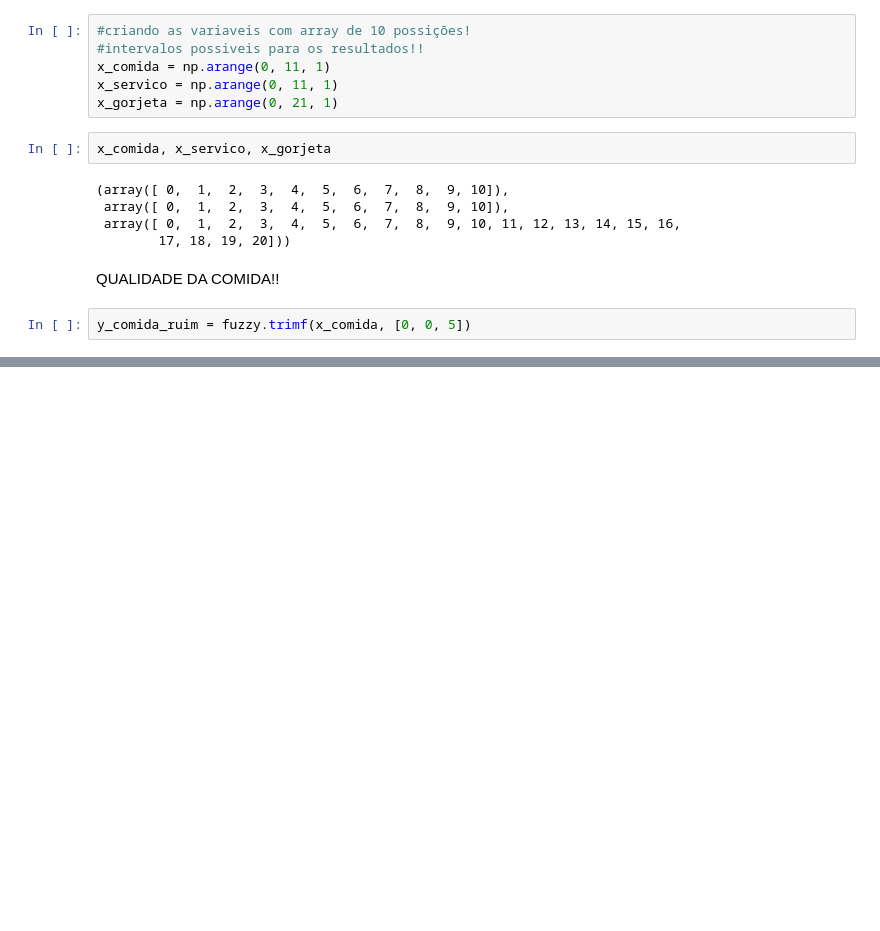
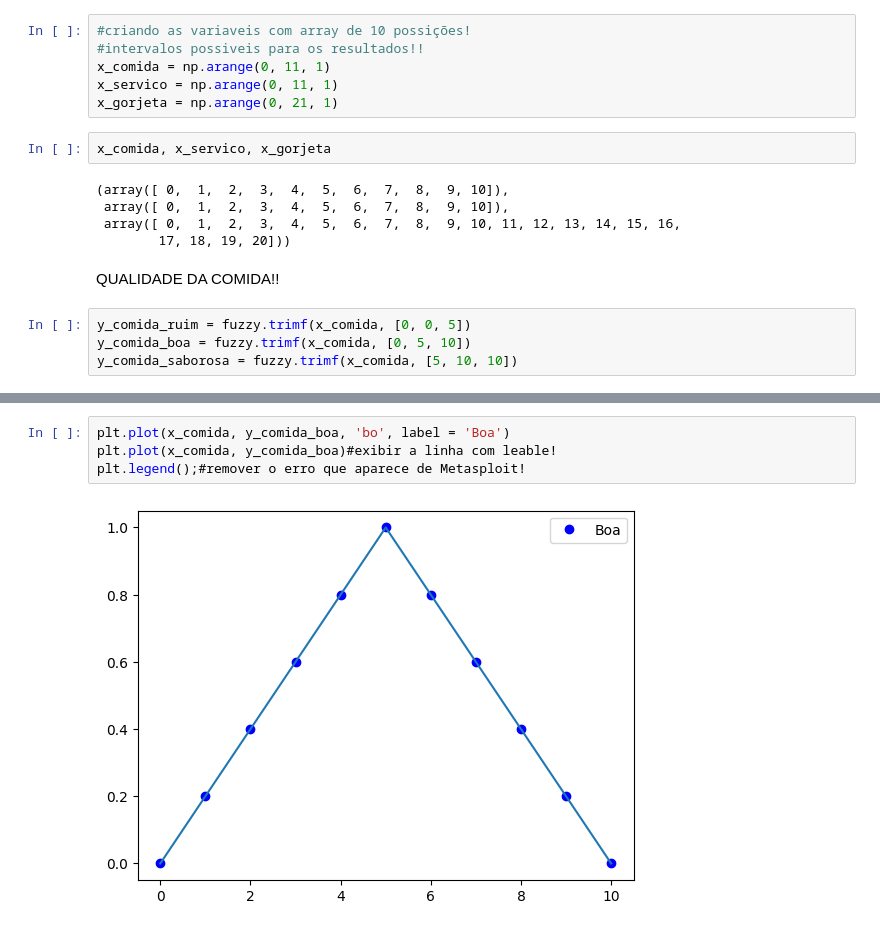
Before and after one commit to DouglasSilva2/Logica_de_Fuzzy_python, a Jupyter notebook: Logica_de_Fuzzy_3º_Etudo_de_Caso_Gorjeta_Hard_Fuzzy_Python.ipynb, the cells around one changed output, grey strips where cells are left out. Saved outputs shown, nothing was run; the diff lists cells and outputs as text; blank space fills up the shorter version.

Commit message:
Logica_de_Fuzzy_3º_Etudo_de_Caso_Gorjeta_Hard_Fuzzy

```diff
--- a/Logica_de_Fuzzy_3º_Etudo_de_Caso_Gorjeta_Hard_Fuzzy_Python.ipynb
+++ b/Logica_de_Fuzzy_3º_Etudo_de_Caso_Gorjeta_Hard_Fuzzy_Python.ipynb
@@ -65,6 +65,8 @@ x_comida, x_servico, x_gorjeta
 QUALIDADE DA COMIDA!!
 # %%
 y_comida_ruim = fuzzy.trimf(x_comida, [0, 0, 5])
+y_comida_boa = fuzzy.trimf(x_comida, [0, 5, 10])
+y_comida_saborosa = fuzzy.trimf(x_comida, [5, 10, 10])
 # %%
 #QUANDO DEFINIMOS UMA PARAMETRO [0, 0, 5], O VALOR DE DECAIMENTO SERA DEPOIS DE 5 POSSIÇÕES, SENDO QUE NOSSO ARRAY SERIA DE 10
 #TEREMOS O SEGUINTE RESULTADO:
@@ -73,0 +95,6 @@ array([1. , 0.8, 0.6, 0.4, 0.2, 0. , 0. , 0. , 0. , 0. , 0. ])
+# %%
+plt.plot(x_comida, y_comida_boa, 'bo', label = 'Boa')
+plt.plot(x_comida, y_comida_boa)#exibir a linha com leable!
+plt.legend();#remover o erro que aparece de Metasploit!
+# %% [output]
+[figure, added]
```
Also changed, not shown: parts of 6 cells of this notebook.
